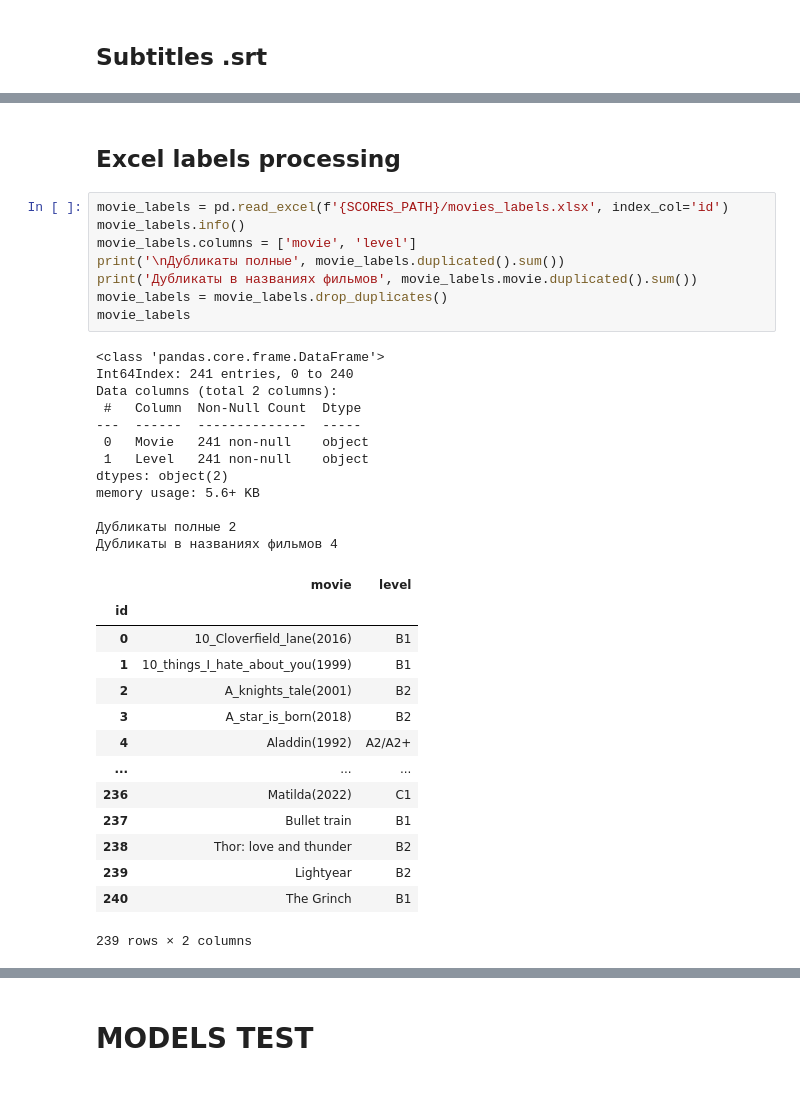
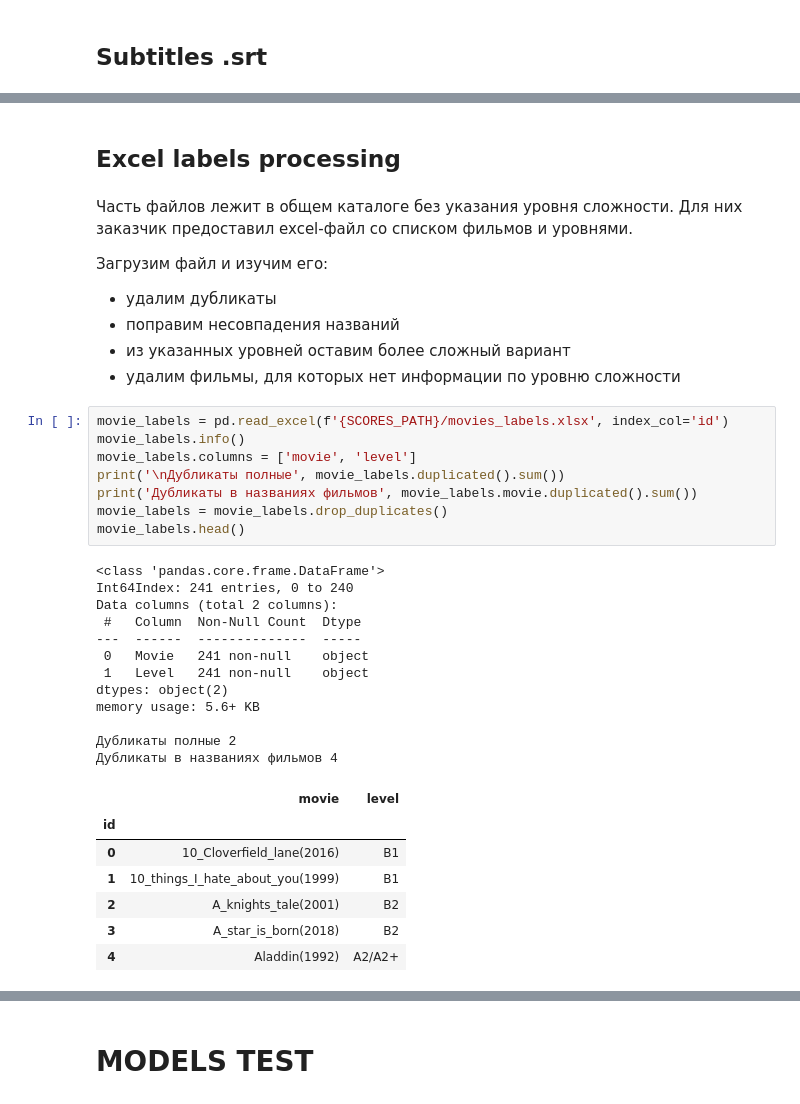
Before and after one commit to artefucktor/english_level, a Jupyter notebook: movies_english_level.ipynb, the cells around one changed output, grey strips where cells are left out. Cells and saved outputs as stored; diff of their text form.

```diff
--- a/movies_english_level.ipynb
+++ b/movies_english_level.ipynb
@@ -217,40 +282,41 @@ movies.head()
-# %% [markdown]
-## Excel labels processing
+# %% [markdown]
+## Excel labels processing
+# %% [markdown]
+Часть файлов лежит в общем каталоге без указания уровня сложности. Для них заказчик предоставил excel-файл со списком фильмов и уровнями.
+
+Загрузим файл и изучим его:
+- удалим дубликаты
+- поправим несовпадения названий
+- из указанных уровней оставим более сложный вариант
+- удалим фильмы, для которых нет информации по уровню сложности
 # %%
 movie_labels = pd.read_excel(f'{SCORES_PATH}/movies_labels.xlsx', index_col='id')
 movie_labels.info()
 movie_labels.columns = ['movie', 'level']
 print('\nДубликаты полные', movie_labels.duplicated().sum())
 print('Дубликаты в названиях фильмов', movie_labels.movie.duplicated().sum())
 movie_labels = movie_labels.drop_duplicates()
-movie_labels
+movie_labels.head()
 # %% [output]
 <class 'pandas.core.frame.DataFrame'>
 Int64Index: 241 entries, 0 to 240
 Data columns (total 2 columns):
  #   Column  Non-Null Count  Dtype
 ---  ------  --------------  -----
  0   Movie   241 non-null    object
  1   Level   241 non-null    object
 dtypes: object(2)
 memory usage: 5.6+ KB
 
 Дубликаты полные 2
 Дубликаты в названиях фильмов 4
 |  | movie | level |
 | id |  |  |
 | 0 | 10_Cloverfield_lane(2016) | B1 |
 | 1 | 10_things_I_hate_about_you(1999) | B1 |
 | 2 | A_knights_tale(2001) | B2 |
 | 3 | A_star_is_born(2018) | B2 |
 | 4 | Aladdin(1992) | A2/A2+ |
-| ... | ... | ... |
-| 236 | Matilda(2022) | C1 |
-| 237 | Bullet train | B1 |
-| 238 | Thor: love and thunder | B2 |
-| 239 | Lightyear | B2 |
-| 240 | The Grinch | B1 |
-239 rows × 2 columns
 # %%
 # correct some mistakes in movies names
 movie_labels.movie = movie_labels.movie.str.replace('.srt', '', regex=False)
```
Also changed, not shown: parts of 40 cells of this notebook.
